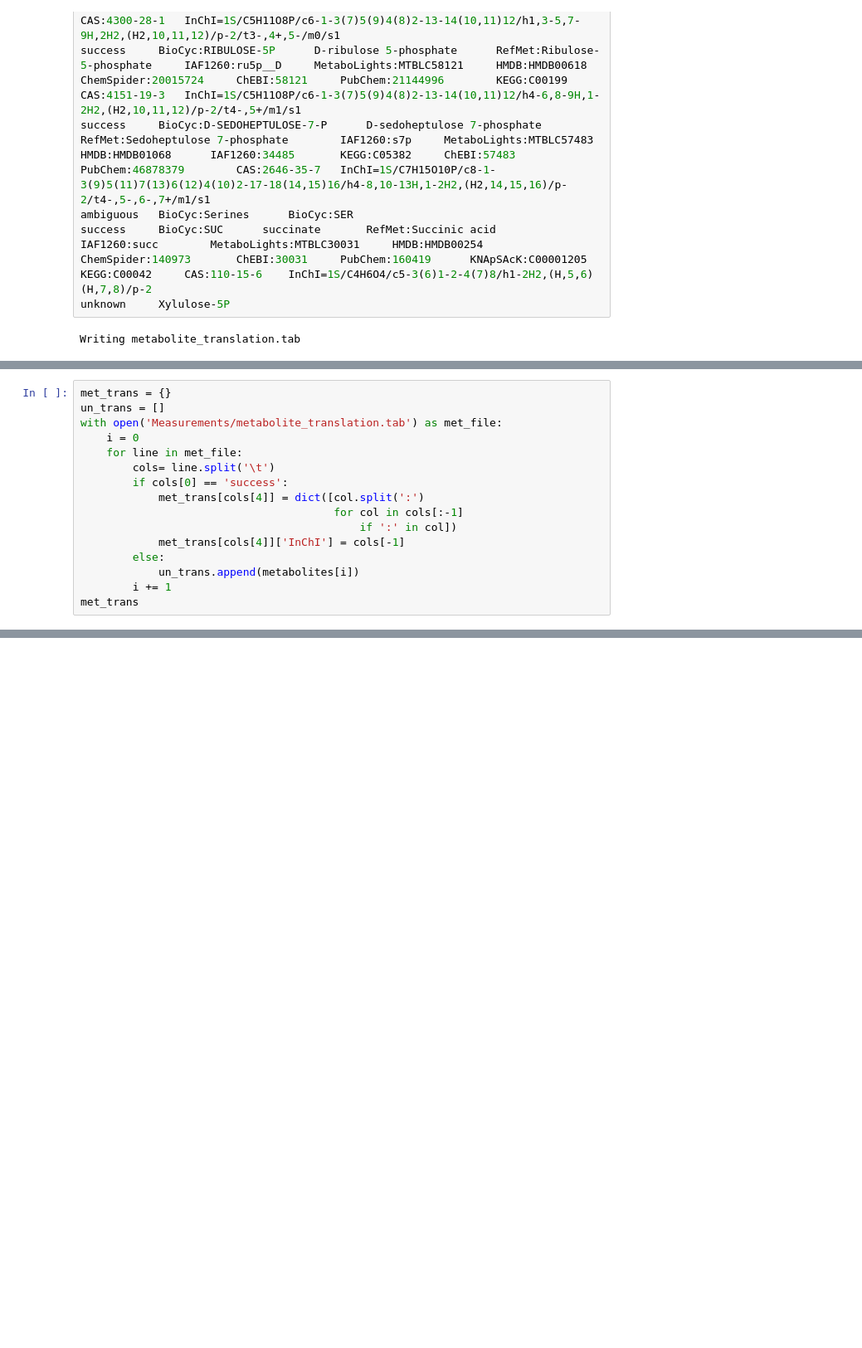
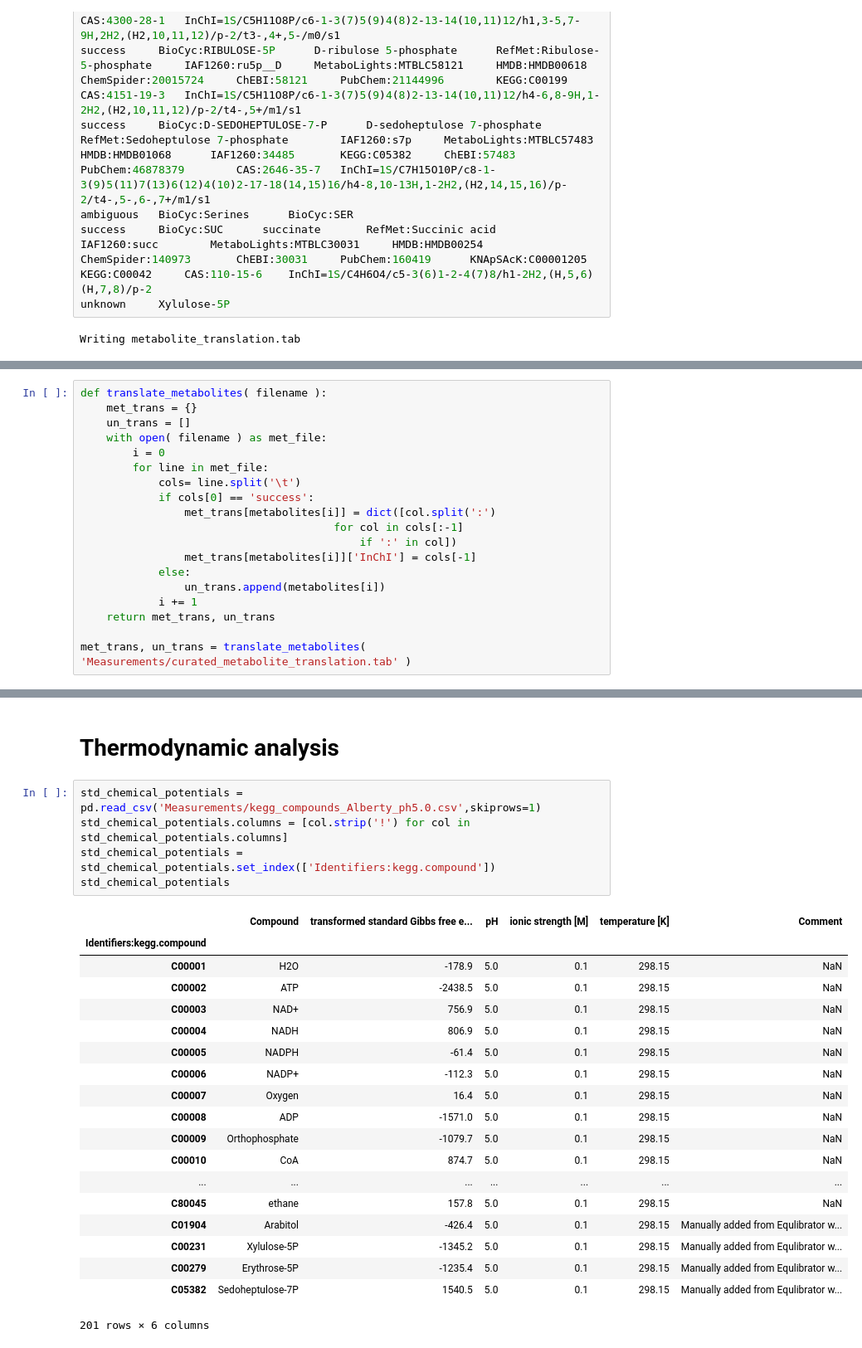
Before and after one commit to djinnome/Yarrowia_lipolytica_W29-GEM, a Jupyter notebook: Yarrowia_nutrient_ko_simulations_jz.ipynb, the cells around one changed output, grey strips where cells are left out. Shown at 83% size. Saved outputs shown, nothing was run; the diff lists cells and outputs as text; blank space fills up the shorter version.

```diff
--- a/Yarrowia_nutrient_ko_simulations_jz.ipynb
+++ b/Yarrowia_nutrient_ko_simulations_jz.ipynb
@@ -789,16 +832,19 @@ Writing metabolite_translation.tab
 # %%
-met_trans = {}
-un_trans = []
-with open('Measurements/metabolite_translation.tab') as met_file:
-    i = 0
-    for line in met_file:
-        cols= line.split('\t')
-        if cols[0] == 'success':
-            met_trans[cols[4]] = dict([col.split(':')
+def translate_metabolites( filename ):
+    met_trans = {}
+    un_trans = []
+    with open( filename ) as met_file:
+        i = 0
+        for line in met_file:
+            cols= line.split('\t')
+            if cols[0] == 'success':
+                met_trans[metabolites[i]] = dict([col.split(':')
                                        for col in cols[:-1]
                                            if ':' in col])
-            met_trans[cols[4]]['InChI'] = cols[-1]
-        else:
-            un_trans.append(metabolites[i])
-        i += 1
-met_trans
+                met_trans[metabolites[i]]['InChI'] = cols[-1]
+            else:
+                un_trans.append(metabolites[i])
+            i += 1
+    return met_trans, un_trans
+
+met_trans, un_trans = translate_metabolites( 'Measurements/curated_metabolite_translation.tab' )
@@ -826,0 +857,27 @@ un_trans, len(met_trans)
+# %% [markdown]
+# Thermodynamic analysis
+# %%
+std_chemical_potentials = pd.read_csv('Measurements/kegg_compounds_Alberty_ph5.0.csv',skiprows=1)
+std_chemical_potentials.columns = [col.strip('!') for col in std_chemical_potentials.columns]
+std_chemical_potentials = std_chemical_potentials.set_index(['Identifiers:kegg.compound'])
+std_chemical_potentials
+# %% [output]
+|  | Compound | transformed standard Gibbs free e... | pH | ionic strength [M] | temperature [K] | Comment |
+| Identifiers:kegg.compound |  |  |  |  |  |  |
+| C00001 | H2O | -178.9 | 5.0 | 0.1 | 298.15 | NaN |
+| C00002 | ATP | -2438.5 | 5.0 | 0.1 | 298.15 | NaN |
+| C00003 | NAD+ | 756.9 | 5.0 | 0.1 | 298.15 | NaN |
+| C00004 | NADH | 806.9 | 5.0 | 0.1 | 298.15 | NaN |
+| C00005 | NADPH | -61.4 | 5.0 | 0.1 | 298.15 | NaN |
+| C00006 | NADP+ | -112.3 | 5.0 | 0.1 | 298.15 | NaN |
+| C00007 | Oxygen | 16.4 | 5.0 | 0.1 | 298.15 | NaN |
+| C00008 | ADP | -1571.0 | 5.0 | 0.1 | 298.15 | NaN |
+| C00009 | Orthophosphate | -1079.7 | 5.0 | 0.1 | 298.15 | NaN |
+| C00010 | CoA | 874.7 | 5.0 | 0.1 | 298.15 | NaN |
+| ... | ... | ... | ... | ... | ... | ... |
+| C80045 | ethane | 157.8 | 5.0 | 0.1 | 298.15 | NaN |
+| C01904 | Arabitol | -426.4 | 5.0 | 0.1 | 298.15 | Manually added from Equlibrator w... |
+| C00231 | Xylulose-5P | -1345.2 | 5.0 | 0.1 | 298.15 | Manually added from Equlibrator w... |
+| C00279 | Erythrose-5P | -1235.4 | 5.0 | 0.1 | 298.15 | Manually added from Equlibrator w... |
+| C05382 | Sedoheptulose-7P | 1540.5 | 5.0 | 0.1 | 298.15 | Manually added from Equlibrator w... |
+201 rows × 6 columns
```
Also changed, not shown: parts of 18 cells of this notebook, 2 other files.
